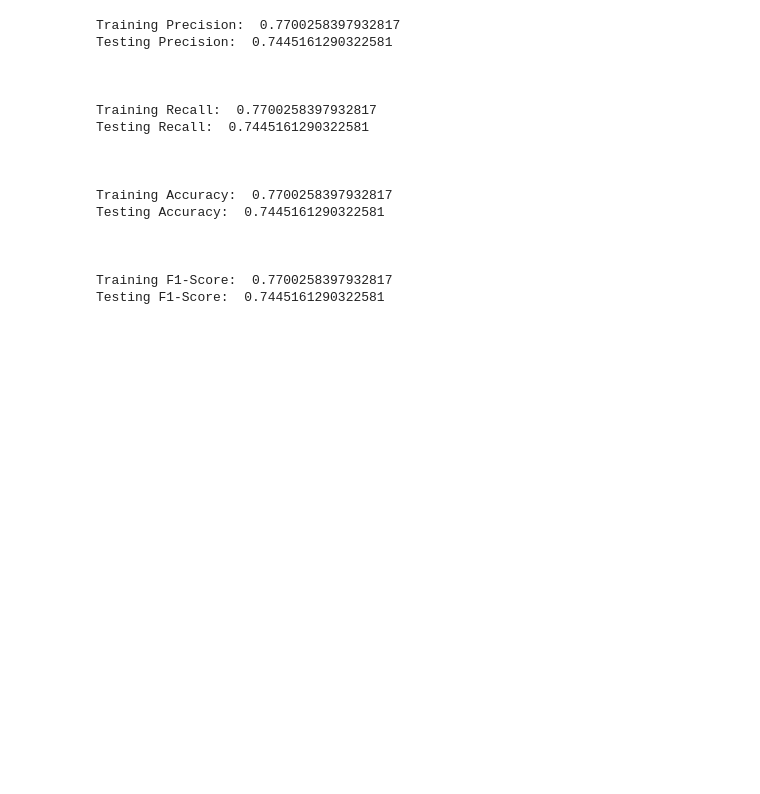
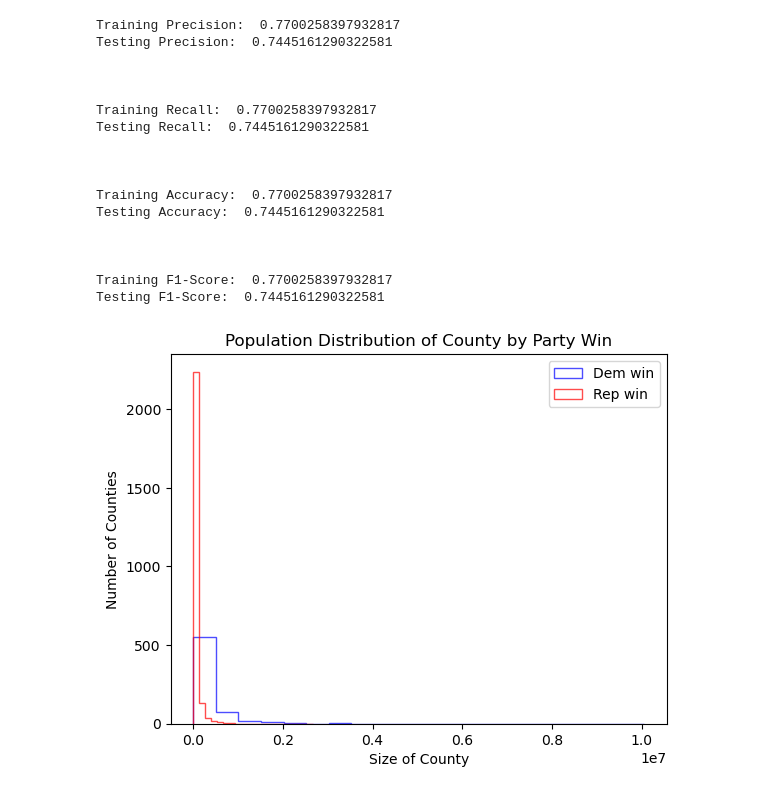
Before and after one commit to Nhunsick/project_3, a Jupyter notebook: Noahworkspace.ipynb, the cells around one changed output. Saved outputs shown, nothing was run; the diff lists cells and outputs as text; code cells hidden in the pictures; blank space fills up the shorter version.

Commit message:
added histogram for population distribution

```diff
--- a/Noahworkspace.ipynb
+++ b/Noahworkspace.ipynb
@@ -582,3 +590,20 @@ lightweight_drop = ['total_population', 'hispanic_pct', 'median_hh_inc', 'rural_
 X = mov_df.drop(columns = ['mov_scale', 'target_mov'])
 y = mov_df['mov_scale']
 X_train, X_test, y_train, y_test = train_test_split(X, y, test_size = 0.25, random_state = 21)
+# %%
+dem_pop_df = merged_df.loc[(merged_df['dem_win'] == 1)]
+rep_pop_df = merged_df.loc[(merged_df['dem_win'] == 0)]
+dem_pop_df = dem_pop_df['total_population']
+rep_pop_df = rep_pop_df['total_population']
+# %%
+fig, ax = plt.subplots()
+
+ax.hist(dem_pop_df, bins = 20, histtype = 'step', color ='blue', label = 'Dem win', alpha = 0.7)
+ax.hist(rep_pop_df, bins = 20, histtype = 'step', color ='red', label = 'Rep win', alpha = 0.7)
+ax.set_xlabel('Size of County')
+ax.set_ylabel('Number of Counties')
+ax.set_title('Population Distribution of County by Party Win')
+ax.legend(loc = 'upper right')
+plt.show()
+# %% [output]
+[figure, added]
```
Also changed, not shown: parts of 6 cells of this notebook, 1 other file.
